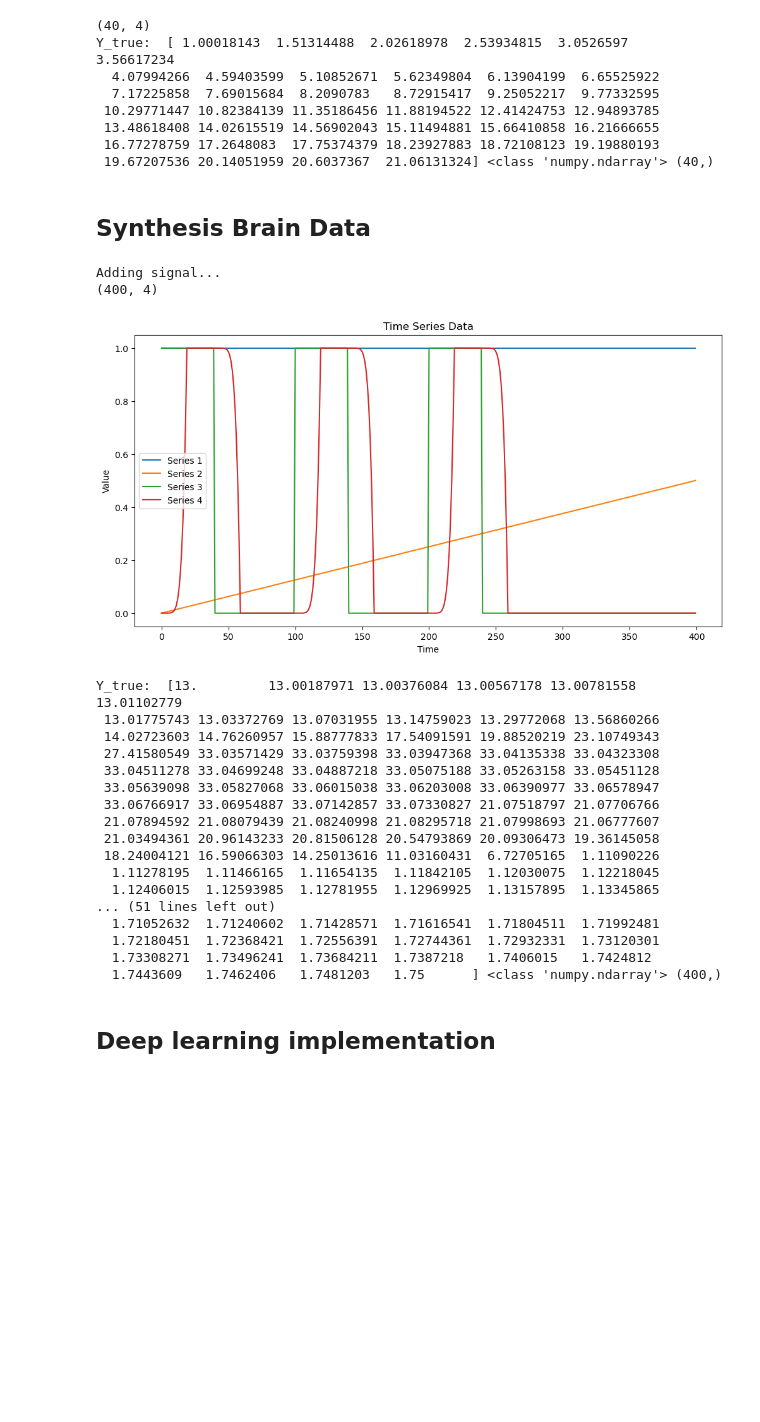
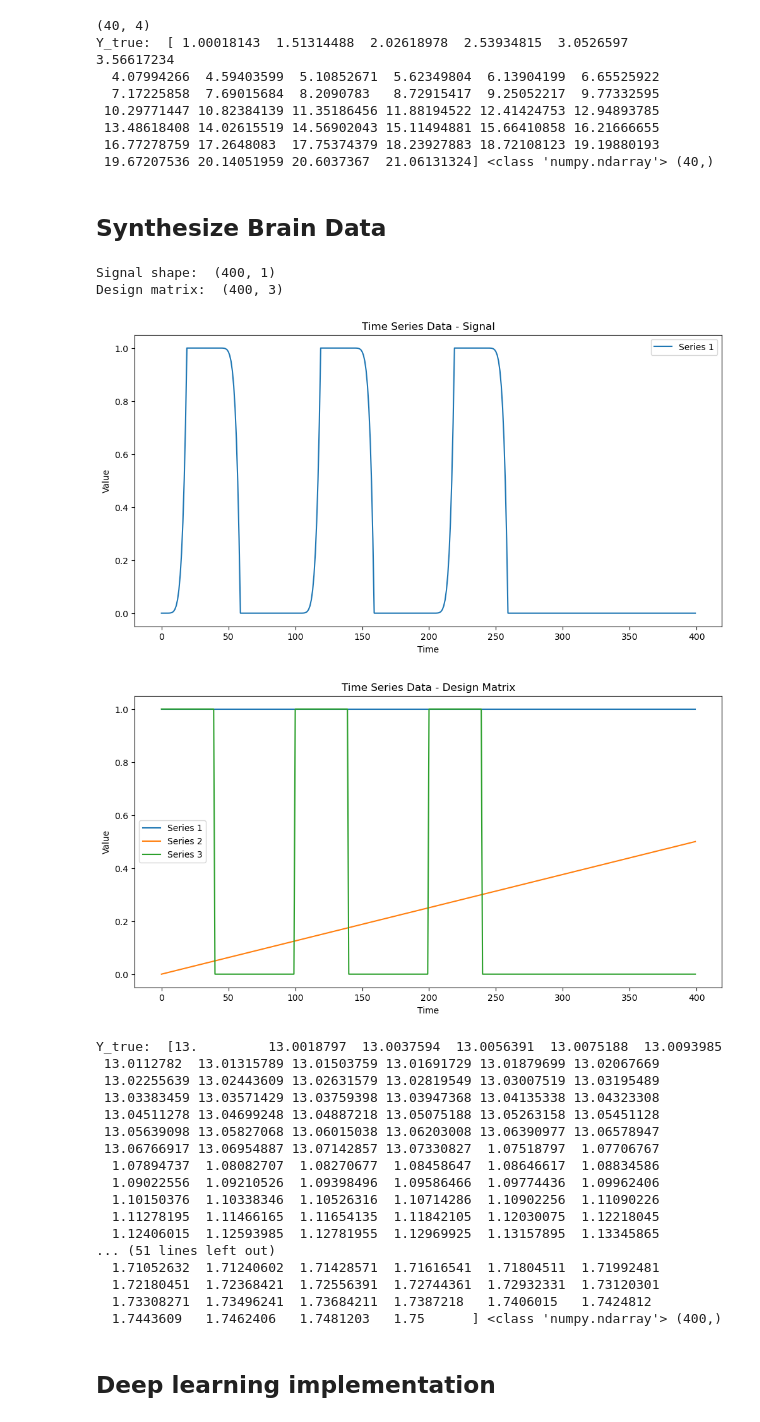
Before and after one commit to nolanrbrady/neuro_dl_stats, a Jupyter notebook: pytorch_glm.ipynb, the cells around one changed output. Saved outputs shown, nothing was run; the diff lists cells and outputs as text; code cells hidden in the pictures; blank space fills up the shorter version.

Commit message:
Seperate the signal from the design matrix in the builder

```diff
--- a/pytorch_glm.ipynb
+++ b/pytorch_glm.ipynb
@@ -126,40 +132,43 @@ Y_true:  [ 1.00018143  1.51314488  2.02618978  2.53934815  3.0526597   3.5661723
  16.77278759 17.2648083  17.75374379 18.23927883 18.72108123 19.19880193
  19.67207536 20.14051959 20.6037367  21.06131324] <class 'numpy.ndarray'> (40,)
 # %% [markdown]
-## Synthesis Brain Data
+## Synthesize Brain Data
 # %%
 %reload_ext autoreload
 # Create a Synthesizer with custom parameters using the builder
 synth_builder = SynthesizerBuilder()
 synth = (synth_builder
        .add_length(400)
        .add_intercept()
        .add_drift(0, 0.5)
        .add_signal(40, 60, 3, "1")
        .build())
-signal = synth.get()
-print(signal.shape)
-synth.plot()
+signal, design_matrix = synth.get()
+print("Signal shape: ", signal.shape)
+print("Design matrix: ", design_matrix.shape)
+synth.plot_signal()
+synth.plot_design_matrix()
 
 # Get the GLM Values
-beta_values_target = np.array([1, 1.5, 12, 20])
+beta_values_target = np.array([1, 1.5, 12])
 # print(design_matrix.shape, beta_values.shape)
-y_true = np.dot(signal, beta_values_target)
+y_true = np.dot(design_matrix, beta_values_target)
 print("Y_true: ", y_true, type(y_true), y_true.shape)
 # %% [output]
-Adding signal...
-(400, 4)
+Signal shape:  (400, 1)
+Design matrix:  (400, 3)
-[figure, old version]
+[figure, new version]
+[figure, added]
-Y_true:  [13.         13.00187971 13.00376084 13.00567178 13.00781558 13.01102779
- 13.01775743 13.03372769 13.07031955 13.14759023 13.29772068 13.56860266
- 14.02723603 14.76260957 15.88777833 17.54091591 19.88520219 23.10749343
- 27.41580549 33.03571429 33.03759398 33.03947368 33.04135338 33.04323308
- 33.04511278 33.04699248 33.04887218 33.05075188 33.05263158 33.05451128
- 33.05639098 33.05827068 33.06015038 33.06203008 33.06390977 33.06578947
- 33.06766917 33.06954887 33.07142857 33.07330827 21.07518797 21.07706766
- 21.07894592 21.08079439 21.08240998 21.08295718 21.07998693 21.06777607
- 21.03494361 20.96143233 20.81506128 20.54793869 20.09306473 19.36145058
- 18.24004121 16.59066303 14.25013616 11.03160431  6.72705165  1.11090226
+Y_true:  [13.         13.0018797  13.0037594  13.0056391  13.0075188  13.0093985
+ 13.0112782  13.01315789 13.01503759 13.01691729 13.01879699 13.02067669
+ 13.02255639 13.02443609 13.02631579 13.02819549 13.03007519 13.03195489
+ 13.03383459 13.03571429 13.03759398 13.03947368 13.04135338 13.04323308
+ 13.04511278 13.04699248 13.04887218 13.05075188 13.05263158 13.05451128
+ 13.05639098 13.05827068 13.06015038 13.06203008 13.06390977 13.06578947
+ 13.06766917 13.06954887 13.07142857 13.07330827  1.07518797  1.07706767
+  1.07894737  1.08082707  1.08270677  1.08458647  1.08646617  1.08834586
+  1.09022556  1.09210526  1.09398496  1.09586466  1.09774436  1.09962406
+  1.10150376  1.10338346  1.10526316  1.10714286  1.10902256  1.11090226
   1.11278195  1.11466165  1.11654135  1.11842105  1.12030075  1.12218045
   1.12406015  1.12593985  1.12781955  1.12969925  1.13157895  1.13345865
 ... (51 lines left out)
```
Also changed, not shown: parts of 3 cells of this notebook, 2 other files.
